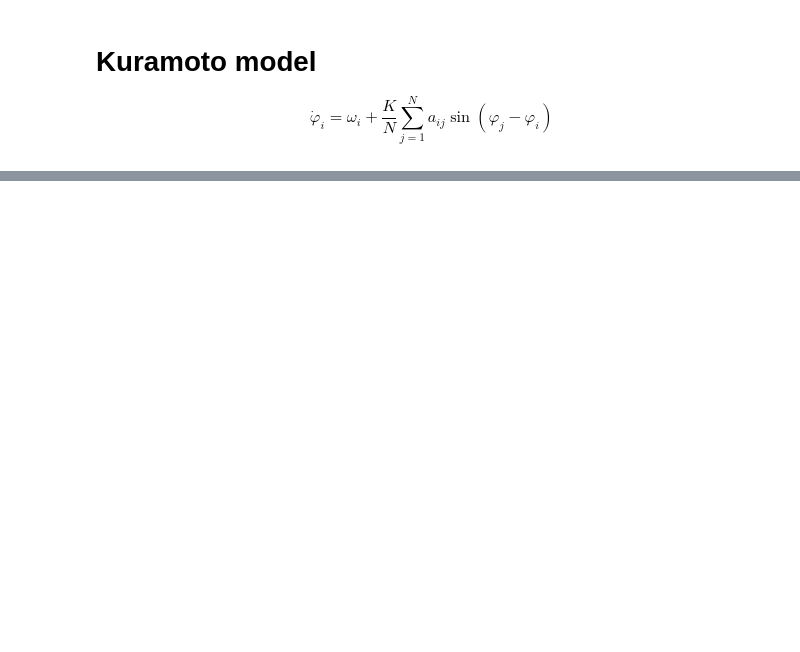
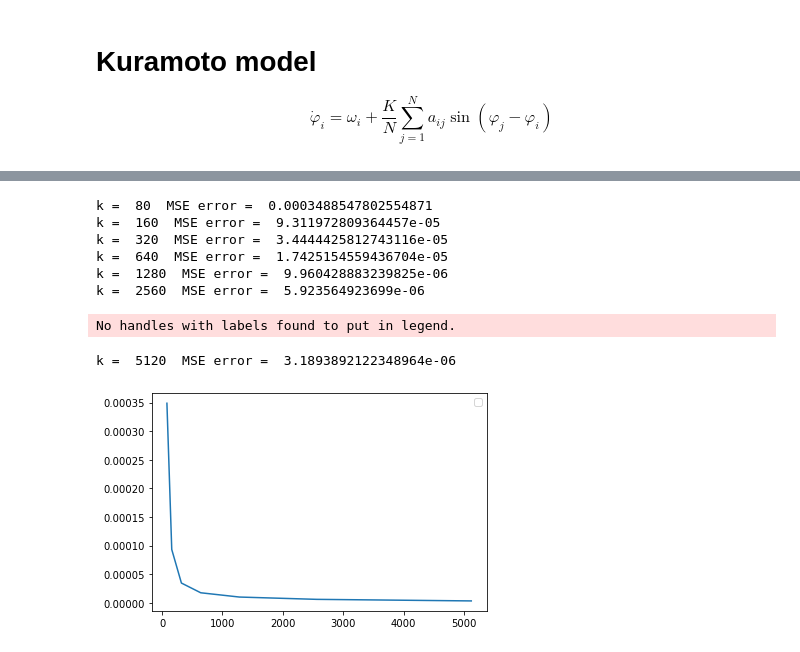
Before and after one commit to KatieJ16/Coupled_oscillators, a Jupyter notebook: Kuramoto_model_2d_subplots.ipynb, the cells around one changed output, grey strips where cells are left out. Saved outputs shown, nothing was run; the diff lists cells and outputs as text; code cells hidden in the pictures; blank space fills up the shorter version.

```diff
--- a/Kuramoto_model_2d_subplots.ipynb
+++ b/Kuramoto_model_2d_subplots.ipynb
@@ -354,0 +348,53 @@ plt.plot([1, 2, 4, 8, 16, 32, 64], converge_time_list)
+# %%
+#exploring error of low rank approximation with increasing K
+#level of synchronisation is the r thing given in equation 2.2 of that paper.
+
+n_important = 3
+start = np.random.uniform(0,1,size = (N**2))
+# sync_time_list = []
+k_list = [1, 2, 4, 8, 16, 32, 64]
+color=iter(plt.cm.rainbow(np.linspace(0,1,len(k_list))))
+error_list = []
+for k in k_list:
+    sol = odeint(phi_dot, start, t, args=(omega, K*k, A))
+
+    u, s, vh = np.linalg.svd(sol)
+
+    low_rank = (u[:,:n_important]@np.diag(s[:n_important]))@vh[:n_important, :]
+    print("k = ", K*k, " MSE error = ", ((low_rank - sol)**2).mean())
+
+#     error_list.append(np.linalg.norm(low_rank - sol))
+    error_list.append(((low_rank - sol)**2).mean())
+
+#     sync_time = find_sync_time(sol)
+
+#     sync_time_list.append(sync_time)
+
+# #     plt.plot(K*i, t[sync_time], '.')
+
+#     if(sync_time > 0):
+#         c=next(color)
+#         for i in range(sync_time + 100):
+#             plt.plot(i, abs(np.sum(math.e**(sol[i,:]*1j)))/len(sol[0]), '.', c = c)
+#         plt.plot(sync_time, abs(np.sum(math.e**(sol[sync_time,:]*1j)))/len(sol[0]), 'o', c=c, label= "k = " + str(K*k))
+
+
+plt.plot(K*np.array(k_list), error_list)
+plt.xlabel("K")
+plt.ylabel ("Error")
+plt.title("error rate for low rank approximation, important nodes = ", n_important)
+
+# plt.legend()
+plt.savefig("error_rate_n_important_"+str(n_important)+".pdf")
+# plt.ylabel("r")
+plt.show()
+# %% [output]
+k =  80  MSE error =  0.0003488547802554871
+k =  160  MSE error =  9.311972809364457e-05
+k =  320  MSE error =  3.4444425812743116e-05
+k =  640  MSE error =  1.7425154559436704e-05
+k =  1280  MSE error =  9.960428883239825e-06
+k =  2560  MSE error =  5.923564923699e-06
+No handles with labels found to put in legend.
+k =  5120  MSE error =  3.1893892122348964e-06
+[figure, added]
```
Also changed, not shown: parts of 17 cells of this notebook, 1 other file.
